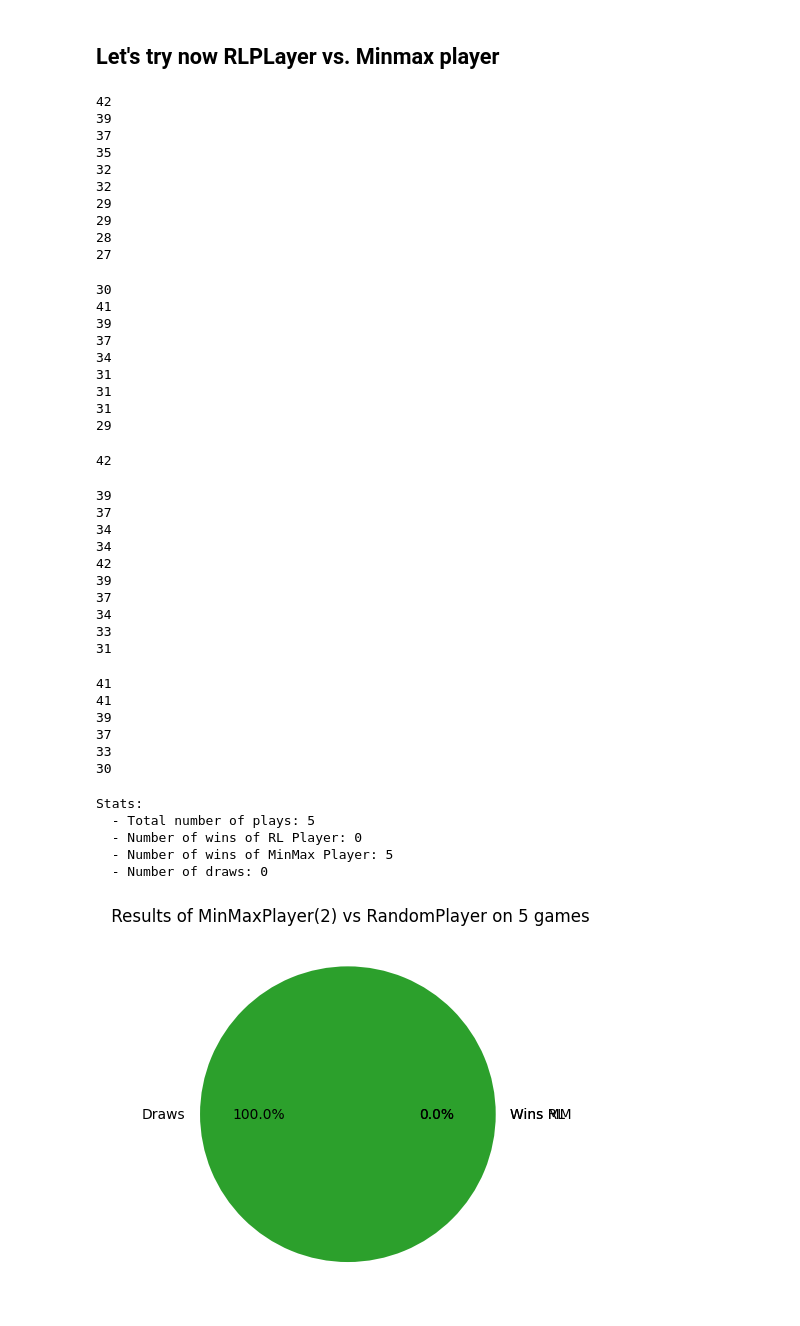
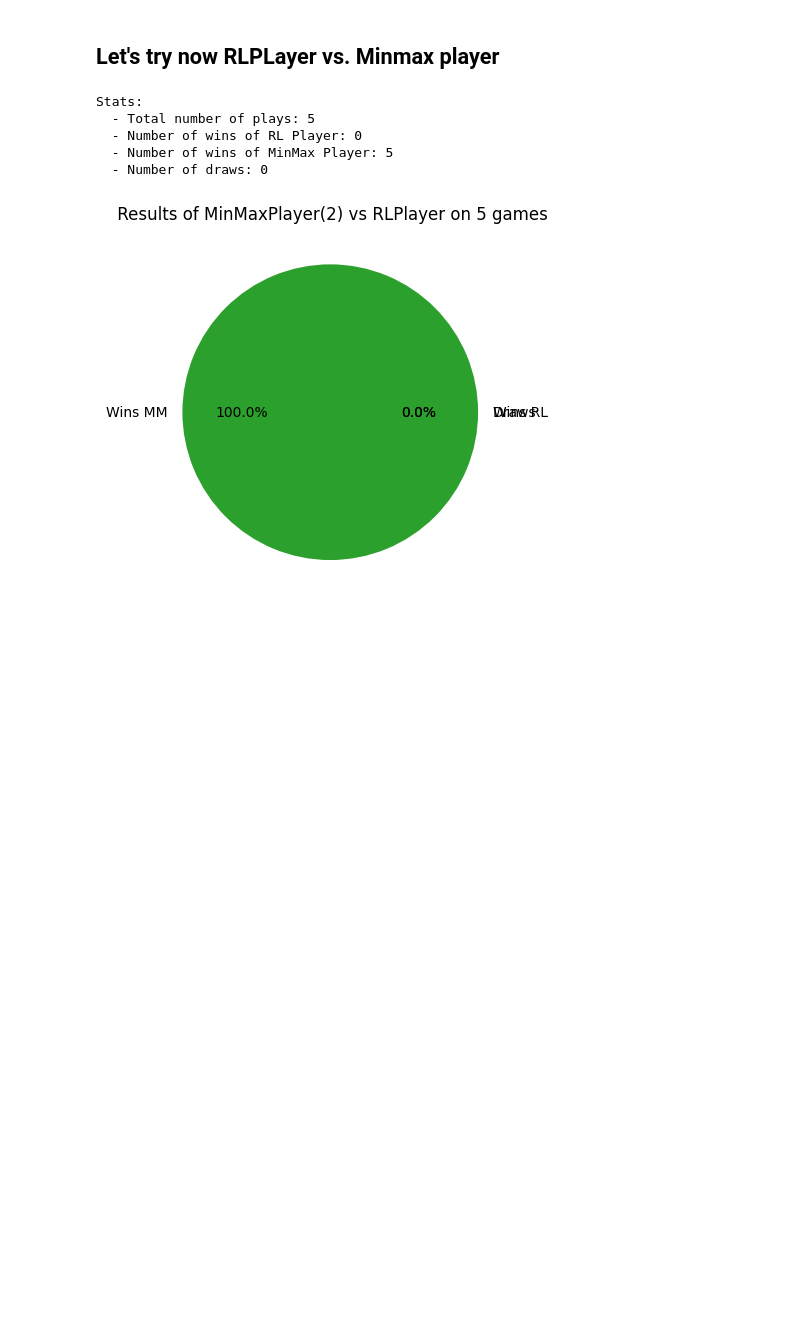
Before and after one commit to RoxaneGoffinet/Computational-Intelligence, a Jupyter notebook: Project/main.ipynb, the cells around one changed output. Drawn from its saved outputs; the diff is of its cells as text; code cells hidden in the pictures; blank space fills up the shorter version.

```diff
--- a/Project/main.ipynb
+++ b/Project/main.ipynb
@@ -130,65 +131,29 @@ Stats:
 # %%
 player1 = RLPlayer()
 player1.init_proba()
 player1.epsilon = 0.1
 player1.load_weights("proba_pos", "proba_move")
 
 player2 = MinmaxPlayer(DEPTH)
 
 NB_GAMES = 5
 wins_RL = 0
 wins_MM = 0
 for _ in tqdm(range(NB_GAMES)):
     player1.clear_picks()
     g = BetterGame()
 
     winner = g.play(player1, player2)
     if winner == 0:
         wins_RL += 1
     if winner == 1:
         wins_MM += 1
 
-print_statsMMRL(wins_RL, wins_MM, NB_GAMES," Results of MinMaxPlayer({}) vs RandomPlayer on {} games".format(DEPTH, NB_GAMES))
+print_statsMMRL(wins_RL, wins_MM, NB_GAMES," Results of MinMaxPlayer({}) vs RLPlayer on {} games".format(DEPTH, NB_GAMES))
 # %% [output]
-42
-39
-37
-35
-32
-32
-29
-29
-28
-27
+Stats:
+  - Total number of plays: 5
+  - Number of wins of RL Player: 0
+  - Number of wins of MinMax Player: 5
+  - Number of draws: 0
-30
-41
-39
-37
-34
-31
-31
-31
-29
-42
-39
-37
-34
-34
-42
-39
-37
-34
-33
-31
-41
-41
-39
-37
-33
-30
-Stats:
-  - Total number of plays: 5
-  - Number of wins of RL Player: 0
-  - Number of wins of MinMax Player: 5
-  - Number of draws: 0
-[figure, old version]
+[figure, new version]
```
Also changed, not shown: parts of 1 cell of this notebook, 3 other files.
